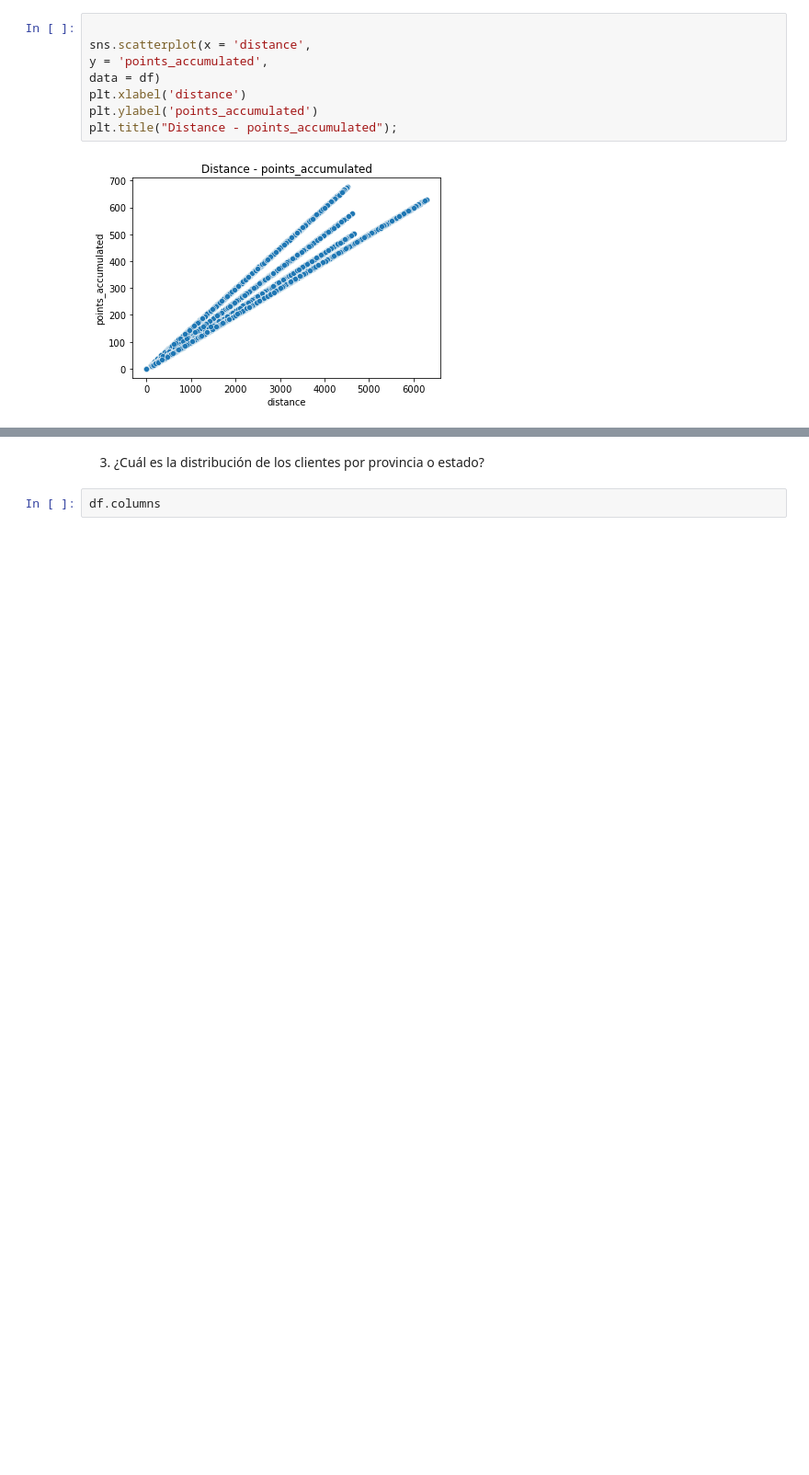
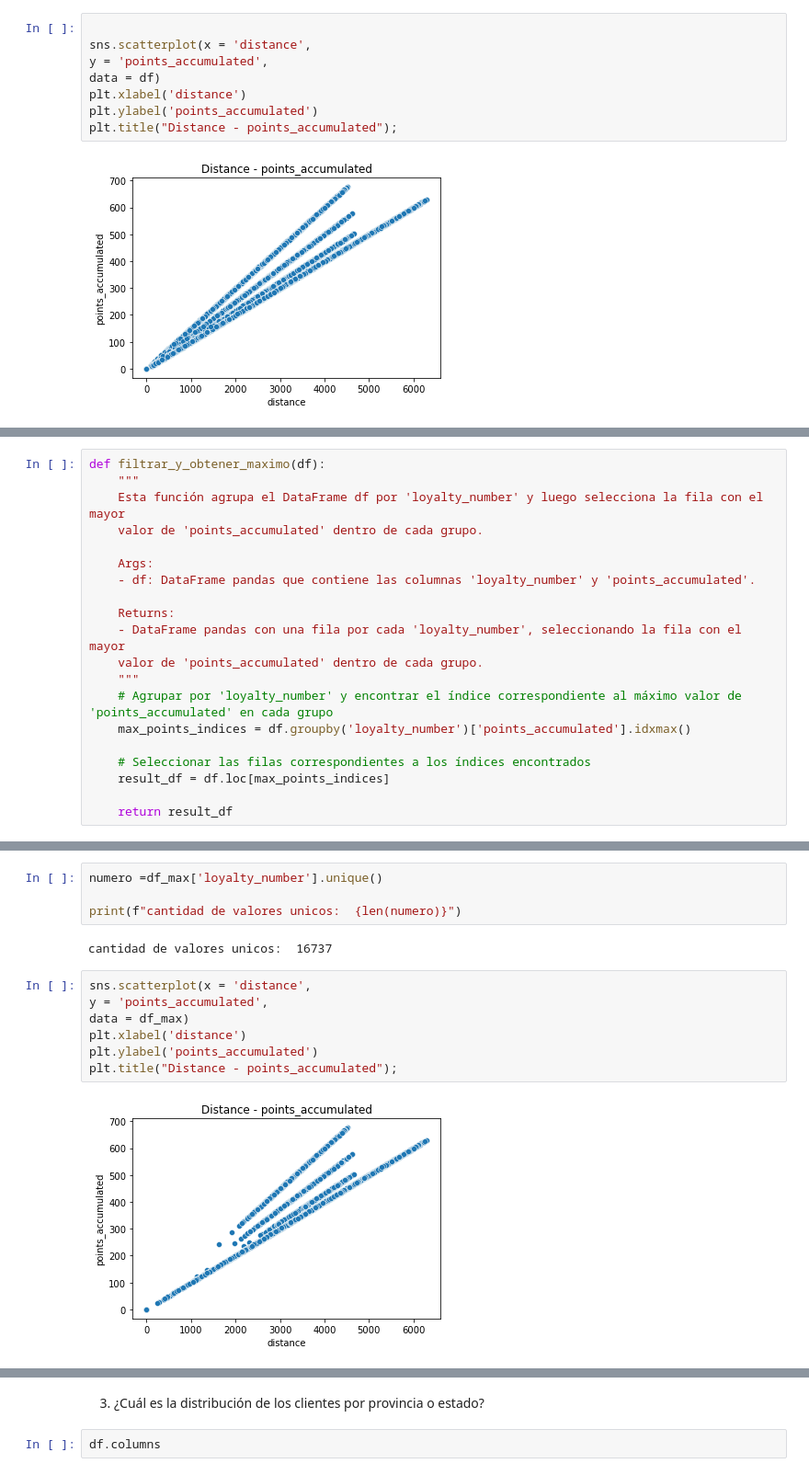
Before and after one commit to Adalab/bda-modulo-3-evaluacion-final-mirnaospinobarrios, a Jupyter notebook: bda-modulo-3.ipynb, the cells around one changed output, grey strips where cells are left out. Shown at 92% size. Saved outputs shown, nothing was run; the diff lists cells and outputs as text; blank space fills up the shorter version.

```diff
--- a/bda-modulo-3.ipynb
+++ b/bda-modulo-3.ipynb
@@ -484,0 +558,20 @@ plt.title("Distance - points_accumulated");
+# %%
+def filtrar_y_obtener_maximo(df):
+    """
+    Esta función agrupa el DataFrame df por 'loyalty_number' y luego selecciona la fila con el mayor
+    valor de 'points_accumulated' dentro de cada grupo.
+
+    Args:
+    - df: DataFrame pandas que contiene las columnas 'loyalty_number' y 'points_accumulated'.
+
+    Returns:
+    - DataFrame pandas con una fila por cada 'loyalty_number', seleccionando la fila con el mayor
+    valor de 'points_accumulated' dentro de cada grupo.
+    """
+    # Agrupar por 'loyalty_number' y encontrar el índice correspondiente al máximo valor de 'points_accumulated' en cada grupo
+    max_points_indices = df.groupby('loyalty_number')['points_accumulated'].idxmax()
+
+    # Seleccionar las filas correspondientes a los índices encontrados
+    result_df = df.loc[max_points_indices]
+
+    return result_df
@@ -485 +590,16 @@ plt.title("Distance - points_accumulated");
+# %%
+numero =df_max['loyalty_number'].unique()
+
+print(f"cantidad de valores unicos:  {len(numero)}")
+# %% [output]
+cantidad de valores unicos:  16737
+# %%
+sns.scatterplot(x = 'distance',
+y = 'points_accumulated',
+data = df_max)
+plt.xlabel('distance')
+plt.ylabel('points_accumulated')
+plt.title("Distance - points_accumulated");
+# %% [output]
+[figure, added]
 # %% [markdown]
```
Also changed, not shown: parts of 24 cells of this notebook.
